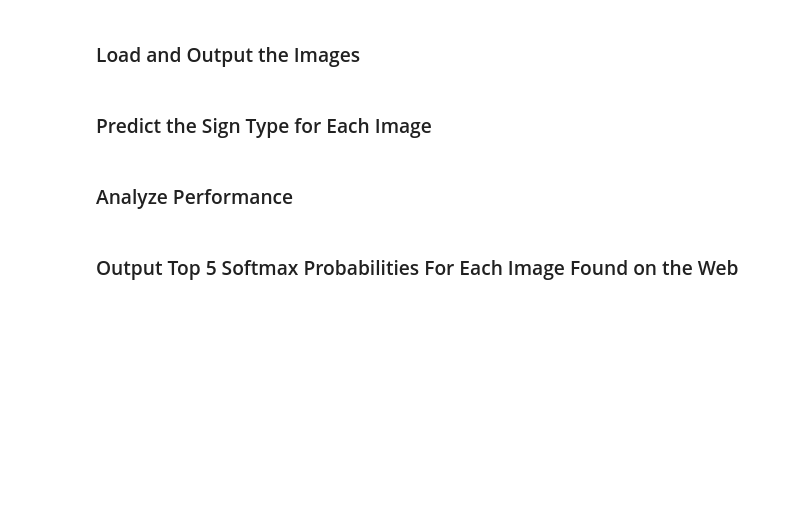
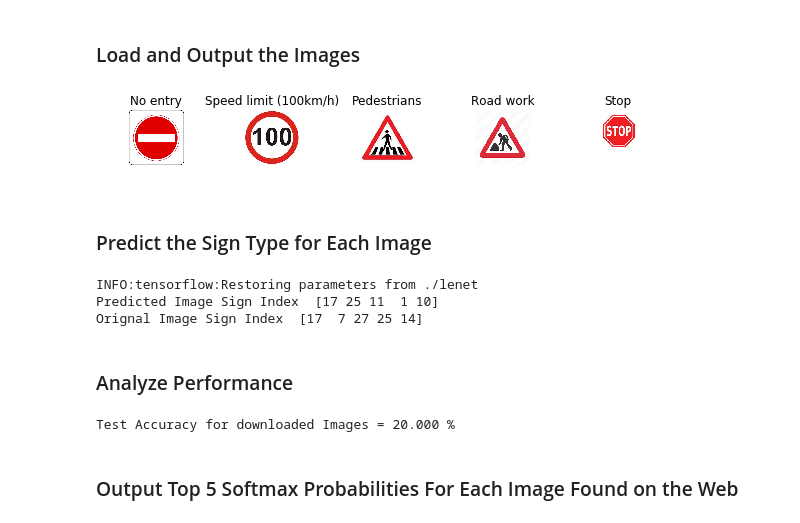
Before and after one commit to jay-thakur/Traffic-Sign-Classifier, a Jupyter notebook: Traffic_Sign_Classifier.ipynb, the cells around one changed output. Cells and saved outputs as stored; diff of their text form; code cells hidden in the pictures; blank space fills up the shorter version.

```diff
--- a/Traffic_Sign_Classifier.ipynb
+++ b/Traffic_Sign_Classifier.ipynb
@@ -150,6 +163,8 @@ print(np.array(X_test).shape)
 # %% [markdown]
 ### Model Architecture
 # %%
+### Define your architecture here.
+### Feel free to use as many code cells as needed.
 ### Define your architecture here.
 ### Feel free to use as many code cells as needed.
 from tensorflow.contrib.layers import flatten
@@ -157,7 +172,7 @@ from tensorflow.contrib.layers import flatten
 def LeNet(x):
     # Arguments used for tf.truncated_normal, randomly defines variables for the weights and biases for each layer
     mu = 0
-    sigma = 0.1
+    sigma = 0.08
 
     # SOLUTION: Layer 1: Convolutional. Input = 32x32x1. Output = 28x28x6.
     conv1_W = tf.Variable(tf.truncated_normal(shape=(5, 5, 1, 6), mean = mu, stddev = sigma))
@@ -192,6 +207,9 @@ def LeNet(x):
     # SOLUTION: Activation.
     fc1    = tf.nn.relu(fc1)
 
+    # Dropout
+#     x = tf.nn.dropout(x, 0.75)
+
     # SOLUTION: Layer 4: Fully Connected. Input = 120. Output = 84.
     fc2_W  = tf.Variable(tf.truncated_normal(shape=(120, 84), mean = mu, stddev = sigma))
     fc2_b  = tf.Variable(tf.zeros(84))
@@ -200,6 +218,9 @@ def LeNet(x):
     # SOLUTION: Activation.
     fc2    = tf.nn.relu(fc2)
 
+    # Dropout
+#     x = tf.nn.dropout(x, 0.75)
+
     # SOLUTION: Layer 5: Fully Connected. Input = 84. Output = 10.
     fc3_W  = tf.Variable(tf.truncated_normal(shape=(84, 43), mean = mu, stddev = sigma))
     fc3_b  = tf.Variable(tf.zeros(43))
@@ -221,17 +242,17 @@ sets imply underfitting. A high accuracy on the training set but low accuracy on
 from sklearn.utils import shuffle
 import tensorflow as tf
 
-EPOCHS = 20
+EPOCHS = 64
 BATCH_SIZE = 128
 
 x = tf.placeholder(tf.float32, (None, 32, 32, 1))
 y = tf.placeholder(tf.int32, (None))
 one_hot_y = tf.one_hot(y, 43)
 
-rate = 0.0009
+rate = 0.001
 
 logits = LeNet(x)
-cross_entropy = tf.nn.softmax_cross_entropy_with_logits_v2(labels=one_hot_y, logits=logits)
+cross_entropy = tf.nn.softmax_cross_entropy_with_logits(labels=one_hot_y, logits=logits)
 loss_operation = tf.reduce_mean(cross_entropy)
 optimizer = tf.train.AdamOptimizer(learning_rate = rate)
 training_operation = optimizer.minimize(loss_operation)
@@ -308,36 +343,45 @@ You may find `signnames.csv` useful as it contains mappings from the class id (i
 # %%
 ### Load the images and plot them here.
 ### Feel free to use as many code cells as needed.
+### Load the images and plot them here.
+### Feel free to use as many code cells as needed.
+
 import cv2
 import glob
 import pandas as pd
 import numpy as np
 import matplotlib.pyplot as plt
 %matplotlib inline
 
 sign_names = pd.read_csv('signnames.csv')
 
-path = './traffic-signs-data/web_images/*.jpg'
+# image_dir = glob.glob('./traffic-signs-data/web_images/*.jpg')
+image_dir = sorted(glob.glob('./traffic-signs-data/web_images/*.jpg'))
 
 fig, axs = plt.subplots(1,5, figsize=(10, 1))
 
-sign_idx = np.array([17,27,25,7,14], np.int)
+sign_idx = np.array([17,7,27,25,14], np.int)
 web_images = []
 
-for i, img in enumerate(glob.glob(path)):
+for i, img in enumerate (image_dir):
     image = cv2.imread(img)
     image = cv2.cvtColor(image, cv2.COLOR_BGR2RGB)
 
     axs[i].axis('off')
     title = sign_names['SignName'][sign_idx[i]]
     axs[i].set_title(title)
     axs[i].imshow(image)
 
     image = cv2.resize(image,(32,32))
     web_images.append(image)
+# %% [output]
+[figure, added]
 # %% [markdown]
 ### Predict the Sign Type for Each Image
 # %%
+### Run the predictions here and use the model to output the prediction for each image.
+### Make sure to pre-process the images with the same pre-processing pipeline used earlier.
+### Feel free to use as many code cells as needed.
 ### Run the predictions here and use the model to output the prediction for each image.
 ### Make sure to pre-process the images with the same pre-processing pipeline used earlier.
 ### Feel free to use as many code cells as needed.
@@ -349,27 +393,30 @@ from tensorflow.contrib.layers import flatten
 
 with tf.Session() as sess:
     saver.restore(sess, './lenet')
-    probability_per_class = sess.run(logits, feed_dict={x:web_images})
-    predicted = np.argmax(probability_per_class, 1)
-    print("Predicted Label class", predicted)
-    print("Orignal Label Class", sign_idx)
+
+    image_idx_probability = sess.run(logits, feed_dict={x:web_images})
+    predicted = np.argmax(image_idx_probability, 1)
+
+    print("Predicted Image Sign Index ", predicted)
+    print("Orignal Image Sign Index ", sign_idx)
 
     # Analyse Performance
     accuracy = evaluate(web_images, sign_idx)
 
     #find top 5 softmax probabilities
-    top_k = sess.run(tf.nn.top_k(probability_per_class, k=5))
+    top_k = sess.run(tf.nn.top_k(image_idx_probability, k=5))
+# %% [output]
+INFO:tensorflow:Restoring parameters from ./lenet
+Predicted Image Sign Index  [17 25 11  1 10]
+Orignal Image Sign Index  [17  7 27 25 14]
 # %% [markdown]
 ### Analyze Performance
 # %%
 ### Calculate the accuracy for these 5 new images.
 ### For example, if the model predicted 1 out of 5 signs correctly, it's 20% accurate on these new images.
-#preprocessing data
-
-with tf.Session() as sess:
-    saver.restore(sess, './lenet')
-    accuracy = evaluate(web_images, sign_idx)
-    print("Test Accuracy for downloaded Images = {:.3f} %".format(accuracy*100))
+print("Test Accuracy for downloaded Images = {:.3f} %".format(accuracy*100))
+# %% [output]
+Test Accuracy for downloaded Images = 20.000 %
 # %% [markdown]
 ### Output Top 5 Softmax Probabilities For Each Image Found on the Web
 # %% [markdown]
```
Also changed, not shown: parts of 10 cells of this notebook, 3 other files.
